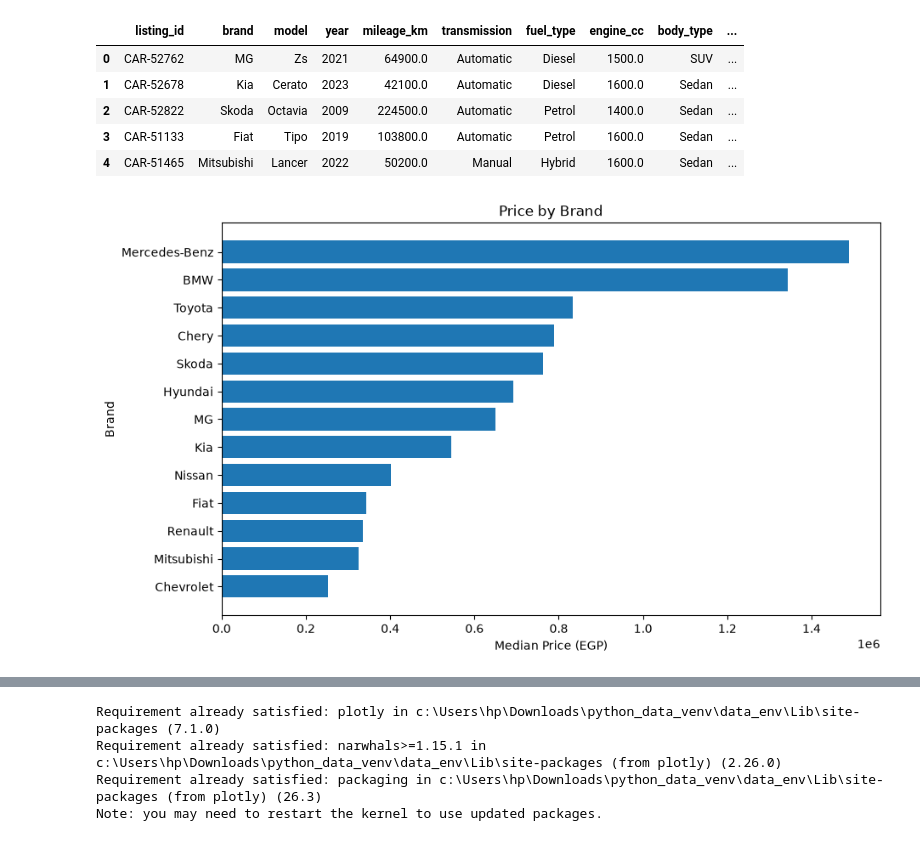
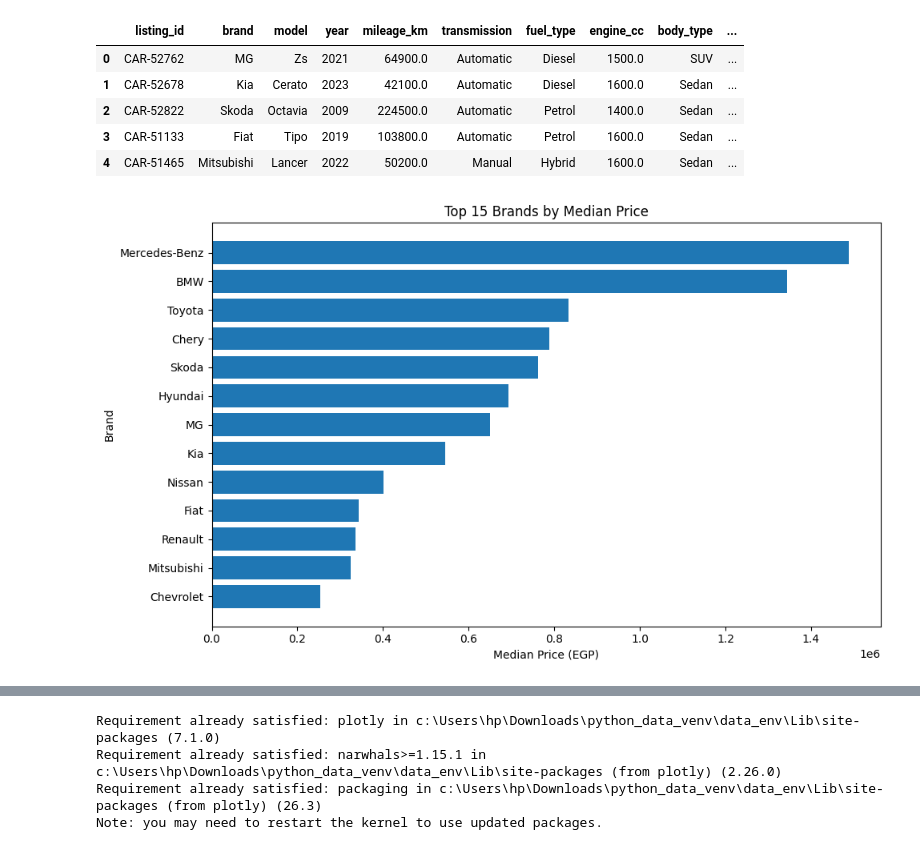
Before and after one commit to SaraElbably-2024/used_car_market_EDA, a Jupyter notebook: charts.ipynb, the cells around one changed output, grey strips where cells are left out. Saved outputs shown, nothing was run; the diff lists cells and outputs as text; code cells hidden in the pictures.

```diff
--- a/charts.ipynb
+++ b/charts.ipynb
@@ -20,16 +20,18 @@ df.head()
 # %%
 
 brand_prices = df.groupby("brand")["price_egp"].median()
 brand_prices = brand_prices.sort_values().tail(15)
+
 plt.figure(figsize=(10, 6))
 plt.barh(brand_prices.index, brand_prices.values)
-plt.title("Price by Brand")
+
+plt.title("Top 15 Brands by Median Price")
 plt.xlabel("Median Price (EGP)")
 plt.ylabel("Brand")
-
+plt.tight_layout()
 plt.show()
 # %% [output]
-[figure, old version]
+[figure, new version]
 # %%
 
 fuel = pd.crosstab(df["fuel_type"], df["transmission"])
```
Also changed, not shown: parts of 4 cells of this notebook.
